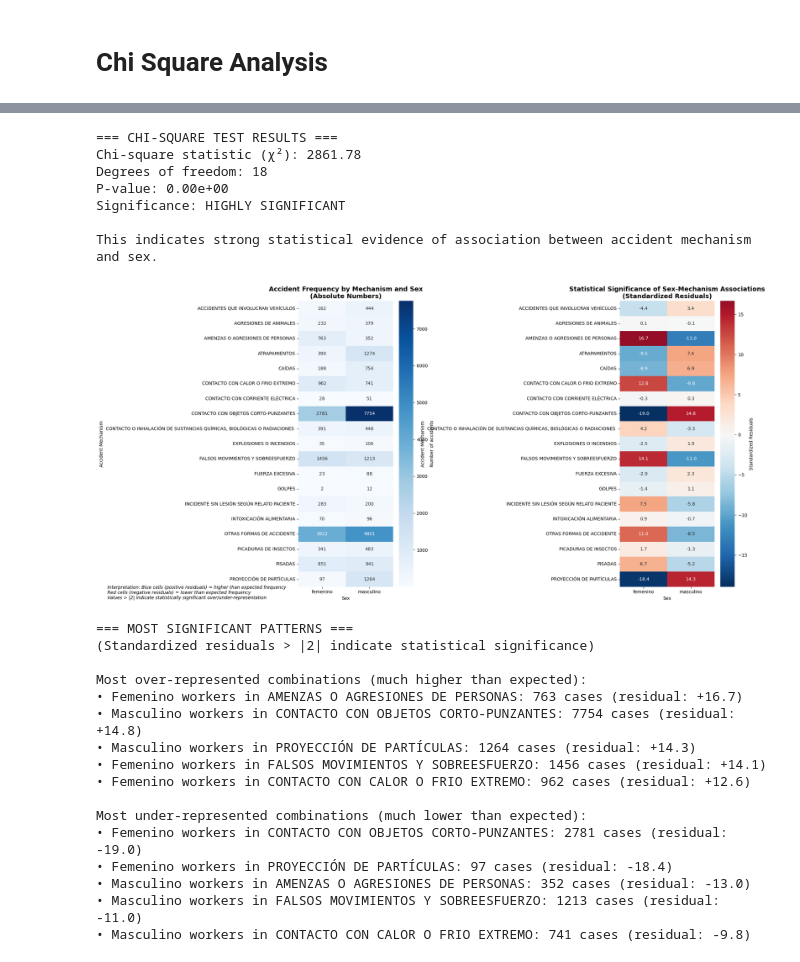
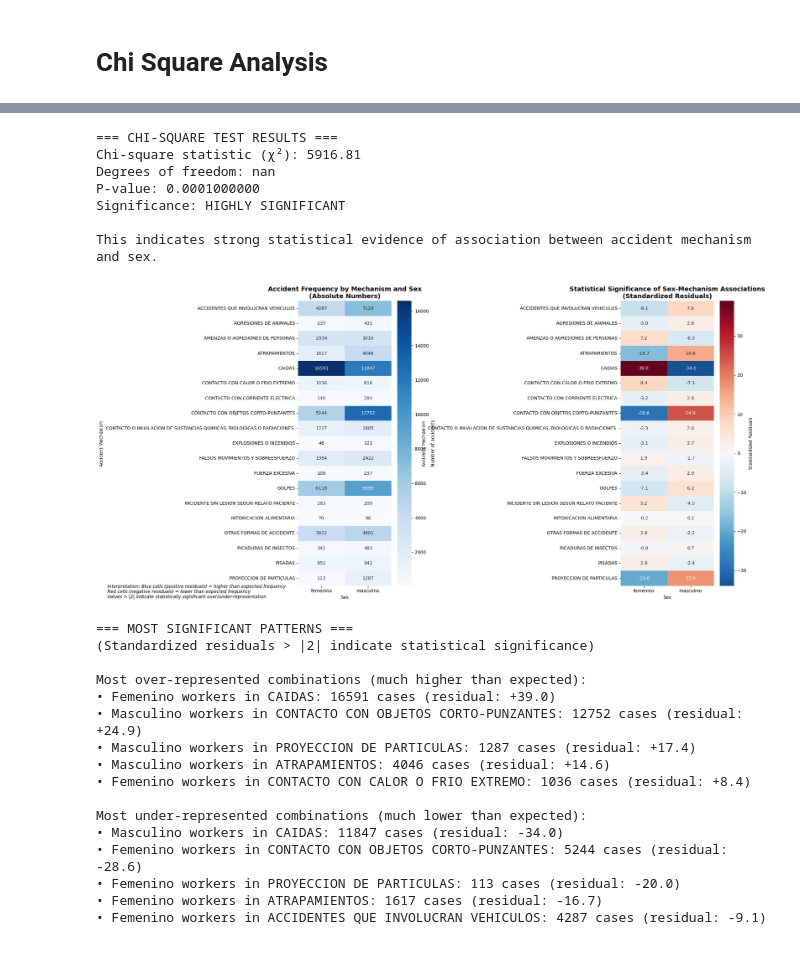
Before and after one commit to Work-Related-Accidents/sex-differences-in-work-related-accidents-2025, a Jupyter notebook: analysis/chi_square_analysis.ipynb, the cells around one changed output, grey strips where cells are left out. Cells and saved outputs as stored; diff of their text form; code cells hidden in the pictures.

Commit message:
fix(): remade chi-square analysis

```diff
--- a/analysis/chi_square_analysis.ipynb
+++ b/analysis/chi_square_analysis.ipynb
@@ -9,11 +9,11 @@ import matplotlib.pyplot as plt
 DATA_FOLDER_PATH = '../data'
 # %%
 new_achs_accidents_data_file_path = path.join(DATA_FOLDER_PATH, 'masked', 'new_achs_accidents_data.csv')
-gpt_results_file_path = path.join(DATA_FOLDER_PATH, 'gpt_results.csv')
-dicc_mecanismo_new_refined_file_path = path.join(DATA_FOLDER_PATH, 'masked','dicc_mecanismo_new_refined.xlsx')
+llm_results_file_path = path.join(DATA_FOLDER_PATH, 'outputs', 'llm_classification.csv')
+mechanisms_file_path = path.join(DATA_FOLDER_PATH, 'masked','dicc_mecanismo_new_refined2.2.csv')
 # %%
 classified_occupations = pd.read_csv(
-    gpt_results_file_path,
+    llm_results_file_path,
     names=['index', 'ocupacion', 'clasificacion-oit'],
     on_bad_lines='skip',
     header=0
@@ -38,7 +38,7 @@ merged_occupations.head()
 # %%
 # Mechanism Analysis
 
-df_dicc = pd.read_excel(dicc_mecanismo_new_refined_file_path)
+df_dicc = pd.read_csv(mechanisms_file_path, sep=';')
 df_dicc= df_dicc.rename(columns={"Codigo SUSESO 2018": "mecanismo"})
 df_mecanismos = pd.merge(merged_occupations, df_dicc, on= 'mecanismo')
 # %%
@@ -46,18 +46,18 @@ df_mecanismos = pd.merge(merged_occupations, df_dicc, on= 'mecanismo')
 # Statistical analysis of sex differences in accident mechanisms
 
 import numpy as np
-from scipy.stats import chi2_contingency
+from scipy.stats import chi2_contingency, MonteCarloMethod
 
 # Create contingency table with mechanism descriptions
 contingency_with_desc = pd.crosstab(df_mecanismos['desc_subforma'], df_mecanismos['sexo'])
 
 # Calculate chi-square test
-chi2, p, dof, expected = chi2_contingency(contingency_with_desc.values)
+chi2, p, dof, expected = chi2_contingency(contingency_with_desc.values, correction=False, method=MonteCarloMethod())
 
 print("=== CHI-SQUARE TEST RESULTS ===")
 print(f"Chi-square statistic (χ²): {chi2:.2f}")
 print(f"Degrees of freedom: {dof}")
-print(f"P-value: {p:.2e}")
+print(f"P-value: {p:.10f}")
 print(f"Significance: {'HIGHLY SIGNIFICANT' if p < 0.001 else 'SIGNIFICANT' if p < 0.05 else 'NOT SIGNIFICANT'}")
 print("\nThis indicates strong statistical evidence of association between accident mechanism and sex.")
 
@@ -101,50 +101,50 @@ print("\n=== MOST SIGNIFICANT PATTERNS ===")
 print("(Standardized residuals > |2| indicate statistical significance)")
 
 # Reshape residuals for easier analysis
 residuals_flat = []
 for mechanism in residuals_df.index:
     for sex in residuals_df.columns:
         residuals_flat.append({
             'mechanism': mechanism,
             'sex': sex,
             'residual': residuals_df.loc[mechanism, sex],
             'count': contingency_with_desc.loc[mechanism, sex]
         })
 
 residuals_analysis = pd.DataFrame(residuals_flat)
 significant_patterns = residuals_analysis[abs(residuals_analysis['residual']) > 2].sort_values('residual', key=abs, ascending=False)
 
 print("\nMost over-represented combinations (much higher than expected):")
 over_rep = significant_patterns[significant_patterns['residual'] > 2].head(5)
 for _, row in over_rep.iterrows():
     print(f"• {row['sex'].title()} workers in {row['mechanism']}: {row['count']} cases (residual: +{row['residual']:.1f})")
 
 print("\nMost under-represented combinations (much lower than expected):")
 under_rep = significant_patterns[significant_patterns['residual'] < -2].head(5)
 for _, row in under_rep.iterrows():
     print(f"• {row['sex'].title()} workers in {row['mechanism']}: {row['count']} cases (residual: {row['residual']:.1f})")
 # %% [output]
 === CHI-SQUARE TEST RESULTS ===
-Chi-square statistic (χ²): 2861.78
-Degrees of freedom: 18
-P-value: 0.00e+00
+Chi-square statistic (χ²): 5916.81
+Degrees of freedom: nan
+P-value: 0.0001000000
 Significance: HIGHLY SIGNIFICANT
 
 This indicates strong statistical evidence of association between accident mechanism and sex.
-[figure, old version]
+[figure, new version]
 === MOST SIGNIFICANT PATTERNS ===
 (Standardized residuals > |2| indicate statistical significance)
 
 Most over-represented combinations (much higher than expected):
-• Femenino workers in AMENZAS O AGRESIONES DE PERSONAS: 763 cases (residual: +16.7)
-• Masculino workers in CONTACTO CON OBJETOS CORTO-PUNZANTES: 7754 cases (residual: +14.8)
-• Masculino workers in PROYECCIÓN DE PARTÍCULAS: 1264 cases (residual: +14.3)
-• Femenino workers in FALSOS MOVIMIENTOS Y SOBREESFUERZO: 1456 cases (residual: +14.1)
-• Femenino workers in CONTACTO CON CALOR O FRIO EXTREMO: 962 cases (residual: +12.6)
+• Femenino workers in CAIDAS: 16591 cases (residual: +39.0)
+• Masculino workers in CONTACTO CON OBJETOS CORTO-PUNZANTES: 12752 cases (residual: +24.9)
+• Masculino workers in PROYECCION DE PARTICULAS: 1287 cases (residual: +17.4)
+• Masculino workers in ATRAPAMIENTOS: 4046 cases (residual: +14.6)
+• Femenino workers in CONTACTO CON CALOR O FRIO EXTREMO: 1036 cases (residual: +8.4)
 
 Most under-represented combinations (much lower than expected):
-• Femenino workers in CONTACTO CON OBJETOS CORTO-PUNZANTES: 2781 cases (residual: -19.0)
-• Femenino workers in PROYECCIÓN DE PARTÍCULAS: 97 cases (residual: -18.4)
-• Masculino workers in AMENZAS O AGRESIONES DE PERSONAS: 352 cases (residual: -13.0)
-• Masculino workers in FALSOS MOVIMIENTOS Y SOBREESFUERZO: 1213 cases (residual: -11.0)
-• Masculino workers in CONTACTO CON CALOR O FRIO EXTREMO: 741 cases (residual: -9.8)
+• Masculino workers in CAIDAS: 11847 cases (residual: -34.0)
+• Femenino workers in CONTACTO CON OBJETOS CORTO-PUNZANTES: 5244 cases (residual: -28.6)
+• Femenino workers in PROYECCION DE PARTICULAS: 113 cases (residual: -20.0)
+• Femenino workers in ATRAPAMIENTOS: 1617 cases (residual: -16.7)
+• Femenino workers in ACCIDENTES QUE INVOLUCRAN VEHICULOS: 4287 cases (residual: -9.1)
```
Also changed, not shown: parts of 2 cells of this notebook, 1 other file.
